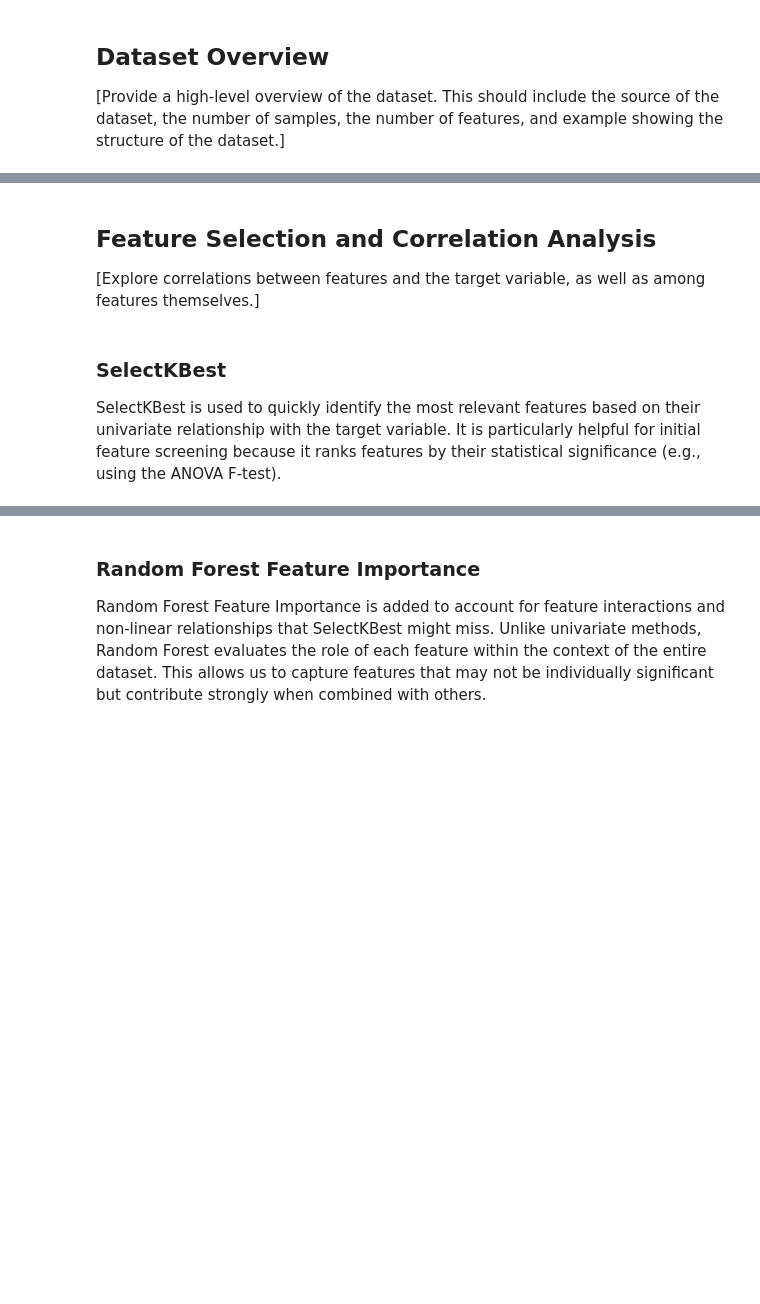
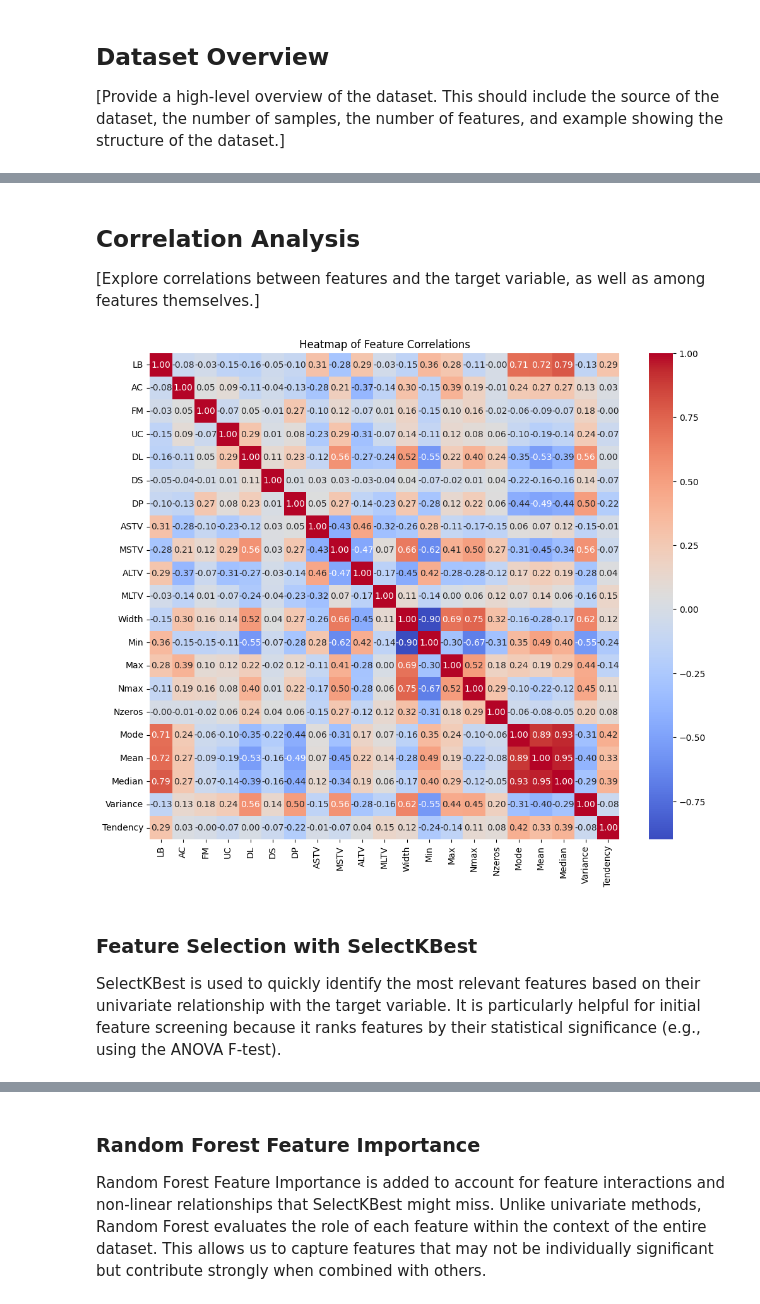
Before and after one commit to marvinschuett/Automated-CTG-analysis, a Jupyter notebook: 1_DatasetCharacteristics/exploratory_data_analysis.ipynb, the cells around one changed output, grey strips where cells are left out. Saved outputs shown, nothing was run; the diff lists cells and outputs as text; code cells hidden in the pictures; blank space fills up the shorter version.

```diff
--- a/1_DatasetCharacteristics/exploratory_data_analysis.ipynb
+++ b/1_DatasetCharacteristics/exploratory_data_analysis.ipynb
@@ -111,9 +117,24 @@ sns.countplot(x='NSP', data=y) # clear imbalance in the classes
 # %% [markdown]
-## Feature Selection and Correlation Analysis
+## Correlation Analysis
 
 [Explore correlations between features and the target variable, as well as among features themselves.]
+# %%
+# Import necessary libraries
+import seaborn as sns
+import matplotlib.pyplot as plt
+
+# Calculate the correlation matrix
+correlation_matrix = X.corr()
+
+# Plot a heatmap to show feature correlations
+plt.figure(figsize=(12, 10))  # Adjust the figure size to make it more readable
+sns.heatmap(correlation_matrix, annot=True, fmt=".2f", cmap="coolwarm", cbar=True)
+plt.title("Heatmap of Feature Correlations")
+plt.show()
+# %% [output]
+[figure, added]
 # %% [markdown]
-### SelectKBest
+### Feature Selection with SelectKBest
 
 SelectKBest is used to quickly identify the most relevant features based on their univariate relationship with the target variable. It is particularly helpful for initial feature screening because it ranks features by their statistical significance (e.g., using the ANOVA F-test).
 # %%
```
Also changed, not shown: parts of 27 cells of this notebook.
